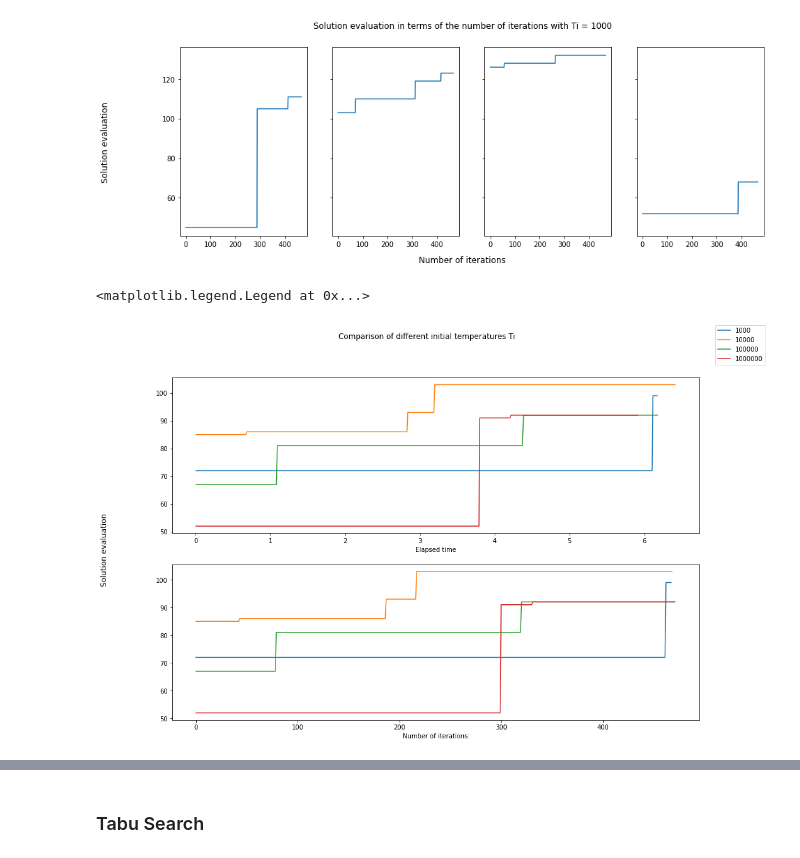
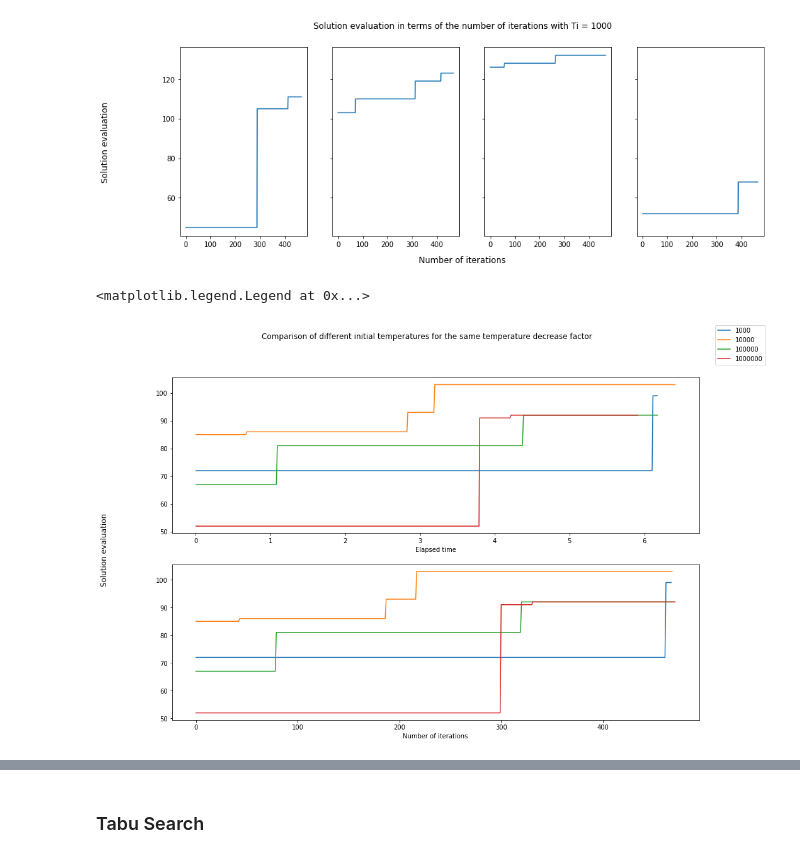
Before and after one commit to JoaoAMarinho/FEUP-IA, a Jupyter notebook: src/tests.ipynb, the cells around one changed output, grey strips where cells are left out. Cells and saved outputs as stored; diff of their text form; code cells hidden in the pictures.

Commit message:
more plots

```diff
--- a/src/tests.ipynb
+++ b/src/tests.ipynb
@@ -58,27 +58,23 @@ for i in range(4):
 # %%
 plt.rcParams['figure.figsize'] = (15, 10)
 
 fig_compare, ax_compare = plt.subplots(nrows=2)
-fig_compare.suptitle('Comparison of different initial temperatures Ti')
+fig_compare.suptitle('Comparison of different initial temperatures for the same temperature decrease factor')
 
 ax_compare[0].set_xlabel('Elapsed time')
 ax_compare[1].set_xlabel('Number of iterations')
 fig_compare.supylabel('Solution evaluation')
 
-ti = 1000
-ti_values = []
-for i in range(4):
+ti_values = [1000, 10000, 100000, 1000000]
+for ti in ti_values:
   filename = '../json/simulated_annealing/simulated_annealing_' + str(ti) + '.json'
   with open(filename) as file:
       data = json.loads(file.read())
       df = pd.json_normalize(data['data'])
       ax_compare[0].plot(df['time'], df['evaluation'])
       ax_compare[1].plot(df['iteration'], df['evaluation'])
 
-  ti_values.append(ti)
-  ti *= 10
-
 fig_compare.legend(ti_values)
 # %% [output]
 <matplotlib.legend.Legend at 0x...>
-[figure, old version]
+[figure, new version]
```
Also changed, not shown: parts of 1 cell of this notebook, 20 other files.
